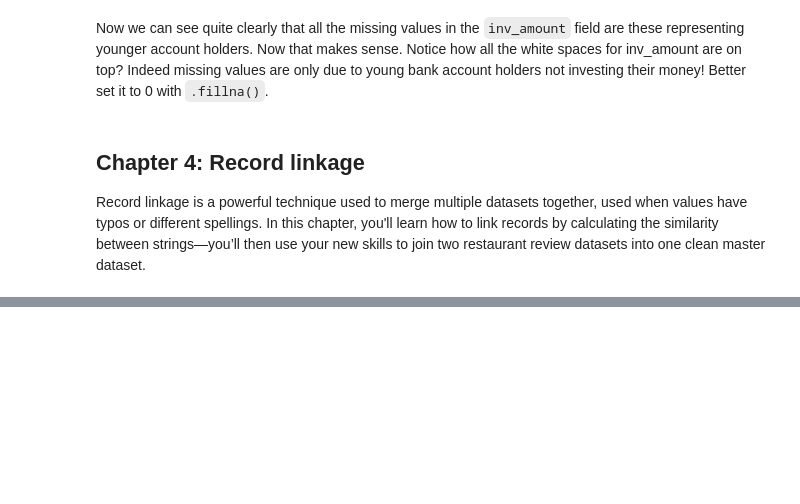
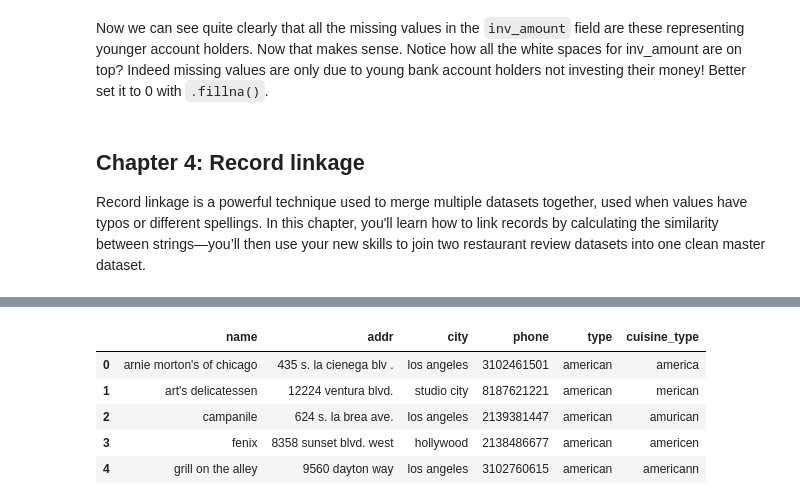
Before and after one commit to mahmoudadelaziz/data-cleaning-with-python, a Jupyter notebook: Cleaning Data in Python.ipynb, the cells around one changed output, grey strips where cells are left out. Saved outputs shown, nothing was run; the diff lists cells and outputs as text; code cells hidden in the pictures; blank space fills up the shorter version.

```diff
--- a/Cleaning Data in Python.ipynb
+++ b/Cleaning Data in Python.ipynb
@@ -992,0 +1034,67 @@ Record linkage is a powerful technique used to merge multiple datasets together,
+# %%
+# Preparing the dataframe from the exercise
+import pandas as pd
+import numpy as np
+
+restaurants = pd.read_csv("./data/restaurants_L2.csv", index_col=0, nrows=287)
+
+restaurants["cuisine_type"] = np.array(['america', 'merican', 'amurican', 'americen', 'americann',
+       'asiane', 'itali', 'asiann', 'americann', 'murican', 'italien',
+       'italian', 'asiat', 'american', 'americano', 'italiann',
+       'ameerican', 'asianne', 'italiano', 'americin', 'ammericann',
+       'americann', 'amerycan', 'aamerican', 'italian', 'americann',
+       'ameerican', 'ameriican', 'italiaan', 'asiian', 'asiaan',
+       'amerrican', 'ameerrican', 'ammereican', 'american', 'american',
+       'asian', 'italian', 'american', 'american', 'american', 'american',
+       'asian', 'italian', 'italian', 'american', 'american', 'american',
+       'asian', 'asian', 'american', 'american', 'italiaan', 'italian',
+       'italianne', 'italiian', 'american', 'american', 'italian',
+       'italian', 'american', 'asian', 'italiaan', 'american', 'american',
+       'american', 'american', 'italian', 'itallian', 'asian', 'asian',
+       'italian', 'asian', 'american', 'american', 'american', 'american',
+       'american', 'american', 'italian', 'italian', 'american',
+       'italian', 'asian', 'american', 'american', 'italian', 'asian',
+       'asian', 'italian', 'asian', 'american', 'american', 'asian',
+       'american', 'american', 'american', 'american', 'american',
+       'italian', 'american', 'italian', 'asian', 'italian', 'american',
+       'american', 'asian', 'american', 'italian', 'american', 'american',
+       'italian', 'asian', 'asian', 'american', 'italian', 'italian',
+       'italian', 'american', 'american', 'asian', 'american', 'asian',
+       'italian', 'american', 'american', 'italian', 'american',
+       'american', 'american', 'italian', 'american', 'italian', 'asian',
+       'american', 'italian', 'american', 'asian', 'italian', 'american',
+       'american', 'american', 'american', 'american', 'italian',
+       'italian', 'asian', 'asian', 'asian', 'american', 'american',
+       'italian', 'italian', 'asian', 'italian', 'american', 'american',
+       'american', 'american', 'american', 'italian', 'american', 'asian',
+       'american', 'american', 'asian', 'american', 'asian', 'american',
+       'american', 'asian', 'asian', 'american', 'italian', 'italian',
+       'asian', 'asian', 'italian', 'italian', 'american', 'asian',
+       'american', 'american', 'american', 'asian', 'asian', 'american',
+       'italian', 'italian', 'italian', 'american', 'american',
+       'american', 'american', 'asian', 'italian', 'american', 'asian',
+       'asian', 'american', 'american', 'italian', 'italian', 'american',
+       'asian', 'american', 'american', 'american', 'american',
+       'american', 'american', 'american', 'asian', 'american',
+       'american', 'italian', 'american', 'italian', 'asian', 'asian',
+       'italian', 'asian', 'italian', 'american', 'italian', 'american',
+       'asian', 'asian', 'american', 'italian', 'asian', 'italian',
+       'italian', 'american', 'american', 'italian', 'american', 'asian',
+       'asian', 'asian', 'asian', 'italian', 'american', 'italian',
+       'asian', 'american', 'italian', 'italian', 'italian', 'american',
+       'american', 'american', 'asian', 'american', 'asian', 'american',
+       'asian', 'asian', 'italian', 'italian', 'asian', 'italian',
+       'asian', 'italian', 'asian', 'american', 'asian', 'asian',
+       'american', 'italian', 'italian', 'italian', 'american',
+       'american', 'american', 'asian', 'italian', 'american', 'american',
+       'asian', 'asian', 'asian', 'italian', 'italian', 'american',
+       'asian', 'asianne'], dtype=object)
+
+restaurants.head()
+# %% [output]
+|  | name | addr | city | phone | type | cuisine_type |
+| 0 | arnie morton's of chicago | 435 s. la cienega blv . | los angeles | 3102461501 | american | america |
+| 1 | art's delicatessen | 12224 ventura blvd. | studio city | 8187621221 | american | merican |
+| 2 | campanile | 624 s. la brea ave. | los angeles | 2139381447 | american | amurican |
+| 3 | fenix | 8358 sunset blvd. west | hollywood | 2138486677 | american | americen |
+| 4 | grill on the alley | 9560 dayton way | los angeles | 3102760615 | american | americann |
```
Also changed, not shown: parts of 7 cells of this notebook.
